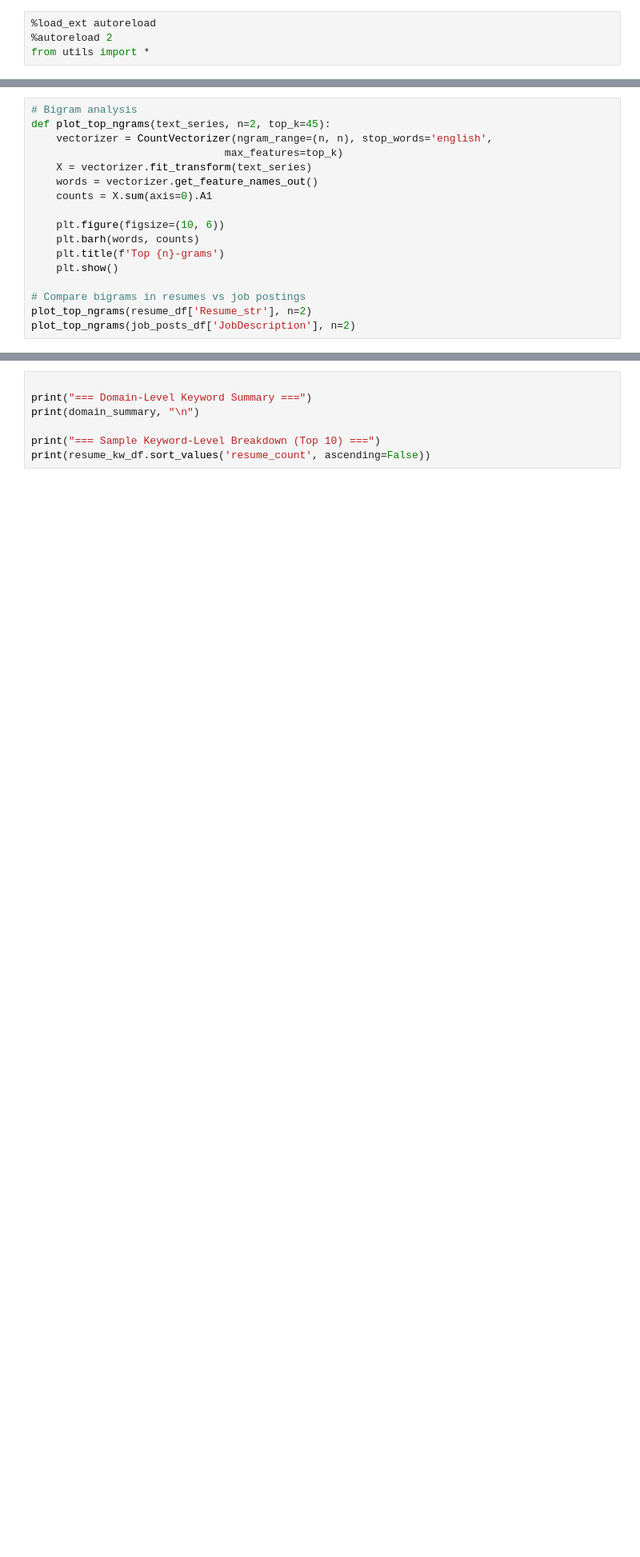
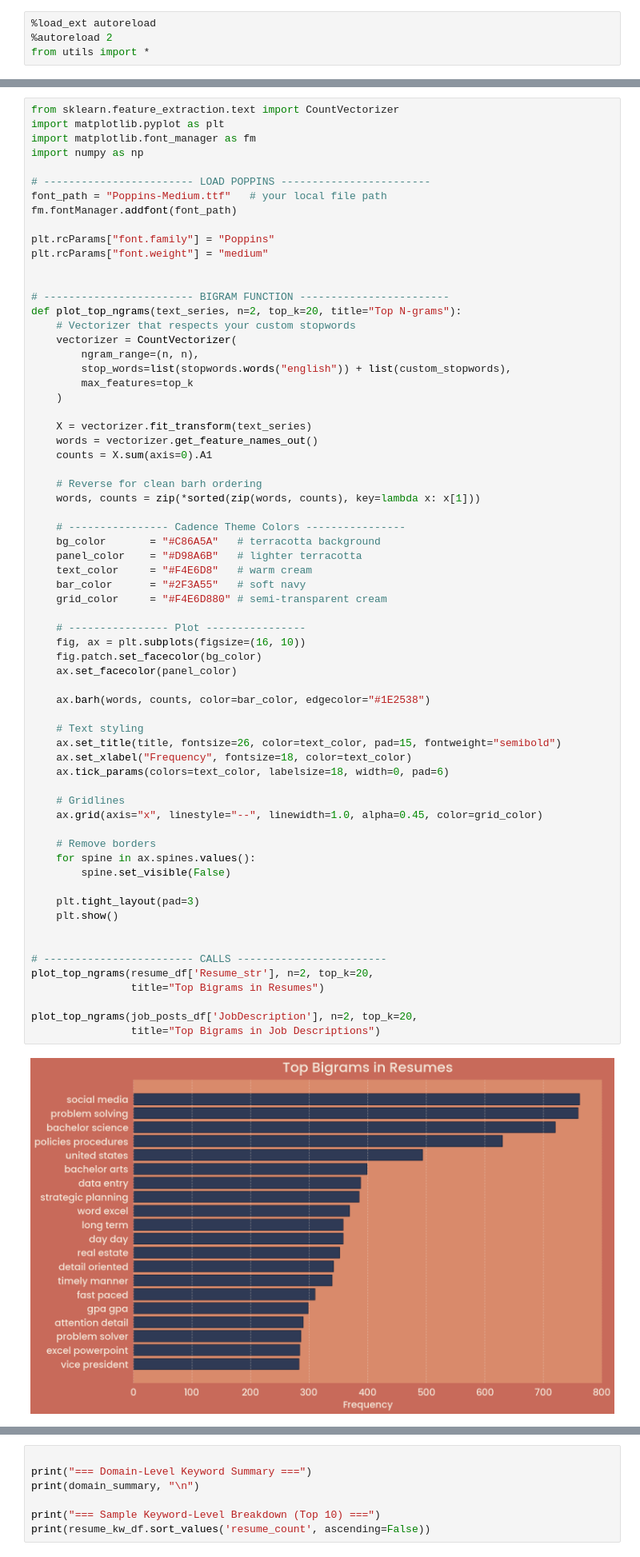
Before and after one commit to MalihaT111/ai-recruitment, a Jupyter notebook: notebooks/3edanormal.ipynb, the cells around one changed output, grey strips where cells are left out. Shown at 80% size. Drawn from its saved outputs; the diff is of its cells as text; blank space fills up the shorter version.

```diff
--- a/notebooks/3edanormal.ipynb
+++ b/notebooks/3edanormal.ipynb
@@ -87,20 +286,3 @@ plt.tight_layout()
 plt.show()
 # %% [output]
 [figure]
-# %%
-# Bigram analysis
-def plot_top_ngrams(text_series, n=2, top_k=45):
-    vectorizer = CountVectorizer(ngram_range=(n, n), stop_words='english',
-                               max_features=top_k)
-    X = vectorizer.fit_transform(text_series)
-    words = vectorizer.get_feature_names_out()
-    counts = X.sum(axis=0).A1
-
-    plt.figure(figsize=(10, 6))
-    plt.barh(words, counts)
-    plt.title(f'Top {n}-grams')
-    plt.show()
-
-# Compare bigrams in resumes vs job postings
-plot_top_ngrams(resume_df['Resume_str'], n=2)
-plot_top_ngrams(job_posts_df['JobDescription'], n=2)
@@ -109,0 +289,68 @@ plot_top_ngrams(job_posts_df['JobDescription'], n=2)
+# %%
+from sklearn.feature_extraction.text import CountVectorizer
+import matplotlib.pyplot as plt
+import matplotlib.font_manager as fm
+import numpy as np
+
+# ------------------------ LOAD POPPINS ------------------------
+font_path = "Poppins-Medium.ttf"   # your local file path
+fm.fontManager.addfont(font_path)
+
+plt.rcParams["font.family"] = "Poppins"
+plt.rcParams["font.weight"] = "medium"
+
+
+# ------------------------ BIGRAM FUNCTION ------------------------
+def plot_top_ngrams(text_series, n=2, top_k=20, title="Top N-grams"):
+    # Vectorizer that respects your custom stopwords
+    vectorizer = CountVectorizer(
+        ngram_range=(n, n),
+        stop_words=list(stopwords.words("english")) + list(custom_stopwords),
+        max_features=top_k
+    )
+
+    X = vectorizer.fit_transform(text_series)
+    words = vectorizer.get_feature_names_out()
+    counts = X.sum(axis=0).A1
+
+    # Reverse for clean barh ordering
+    words, counts = zip(*sorted(zip(words, counts), key=lambda x: x[1]))
+
+    # ---------------- Cadence Theme Colors ----------------
+    bg_color       = "#C86A5A"   # terracotta background
+    panel_color    = "#D98A6B"   # lighter terracotta
+    text_color     = "#F4E6D8"   # warm cream
+    bar_color      = "#2F3A55"   # soft navy
+    grid_color     = "#F4E6D880" # semi-transparent cream
+
+    # ---------------- Plot ----------------
+    fig, ax = plt.subplots(figsize=(16, 10))
+    fig.patch.set_facecolor(bg_color)
+    ax.set_facecolor(panel_color)
+
+    ax.barh(words, counts, color=bar_color, edgecolor="#1E2538")
+
+    # Text styling
+    ax.set_title(title, fontsize=26, color=text_color, pad=15, fontweight="semibold")
+    ax.set_xlabel("Frequency", fontsize=18, color=text_color)
+    ax.tick_params(colors=text_color, labelsize=18, width=0, pad=6)
+
+    # Gridlines
+    ax.grid(axis="x", linestyle="--", linewidth=1.0, alpha=0.45, color=grid_color)
+
+    # Remove borders
+    for spine in ax.spines.values():
+        spine.set_visible(False)
+
+    plt.tight_layout(pad=3)
+    plt.show()
+
+
+# ------------------------ CALLS ------------------------
+plot_top_ngrams(resume_df['Resume_str'], n=2, top_k=20,
+                title="Top Bigrams in Resumes")
+
+plot_top_ngrams(job_posts_df['JobDescription'], n=2, top_k=20,
+                title="Top Bigrams in Job Descriptions")
+# %% [output]
+[figure, added]
```
Also changed, not shown: parts of 13 cells of this notebook, 3 other files.
